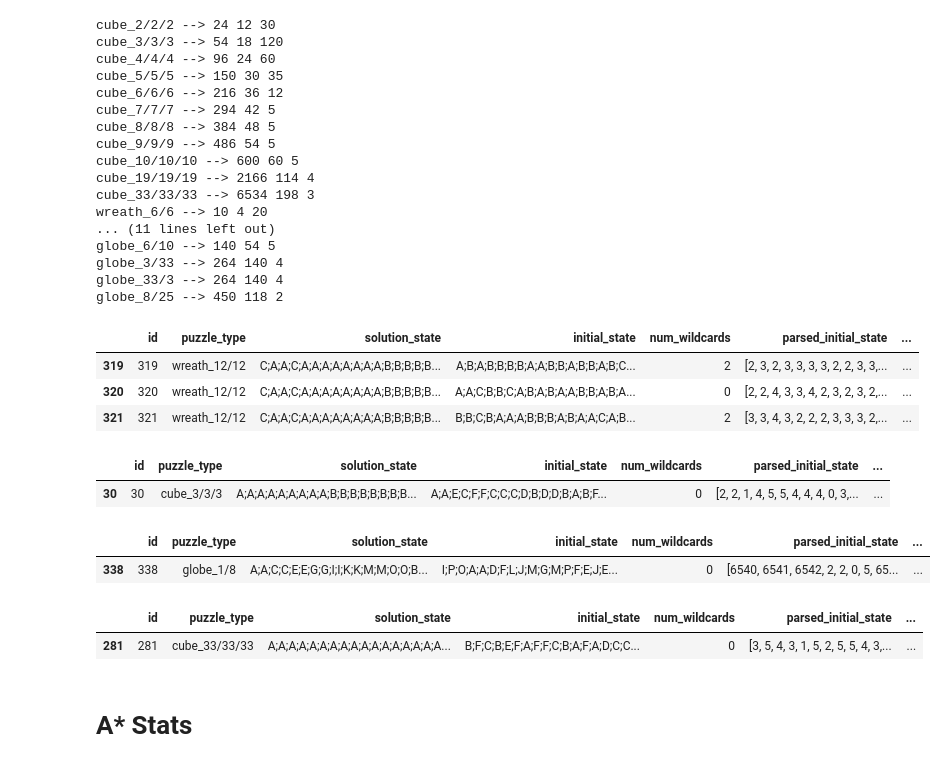
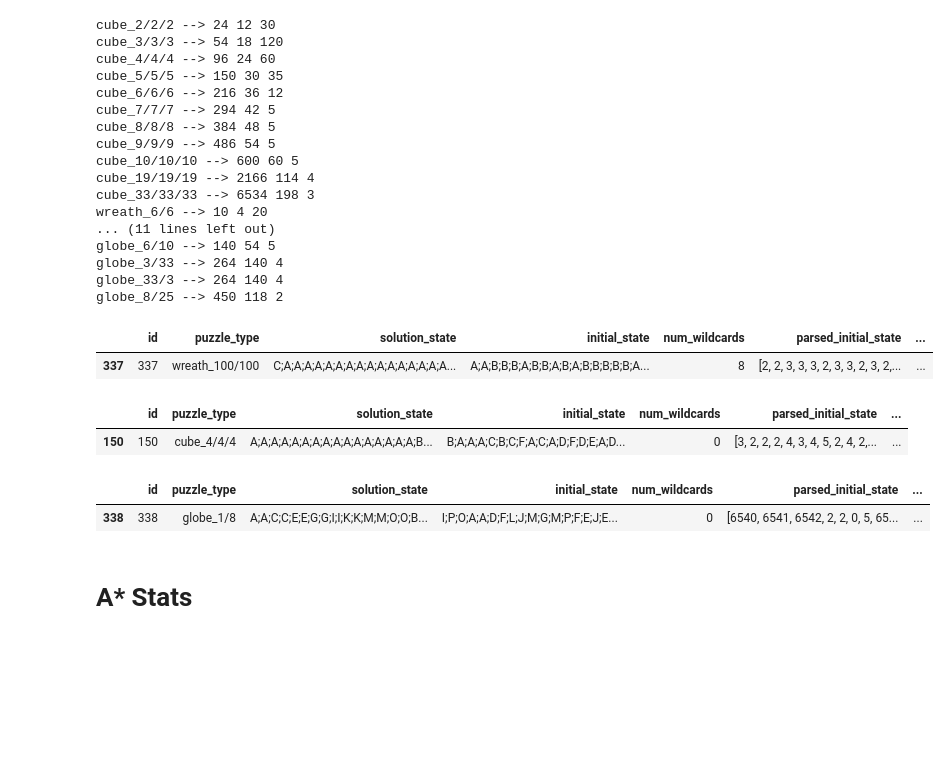
Before and after one commit to timothygao8710/Polytope-Permutation-Puzzle, a Jupyter notebook: Stats.ipynb, the cells around one changed output. Drawn from its saved outputs; the diff is of its cells as text; code cells hidden in the pictures; blank space fills up the shorter version.

```diff
--- a/Stats.ipynb
+++ b/Stats.ipynb
@@ -219,15 +219,17 @@ globe_3/33 --> 264 140 4
 globe_33/3 --> 264 140 4
 globe_8/25 --> 450 118 2
 # %%
-puzzles_df[puzzles_df['puzzle_type'] == 'wreath_12/12'].head(3)
+puzzles_df[puzzles_df['puzzle_type'] == 'wreath_100/100'].head(3)
-# %% [output]
-|  | id | puzzle_type | solution_state | initial_state | num_wildcards | parsed_initial_state | ... |
-| 319 | 319 | wreath_12/12 | C;A;A;C;A;A;A;A;A;A;A;A;B;B;B;B;B... | A;B;A;B;B;B;B;A;A;B;B;A;B;B;A;B;C... | 2 | [2, 3, 2, 3, 3, 3, 3, 2, 2, 3, 3,... | ... |
-| 320 | 320 | wreath_12/12 | C;A;A;C;A;A;A;A;A;A;A;A;B;B;B;B;B... | A;A;C;B;B;C;A;B;A;B;A;A;B;B;A;B;A... | 0 | [2, 2, 4, 3, 3, 4, 2, 3, 2, 3, 2,... | ... |
-| 321 | 321 | wreath_12/12 | C;A;A;C;A;A;A;A;A;A;A;A;B;B;B;B;B... | B;B;C;B;A;A;A;B;B;B;A;B;A;A;C;A;B... | 2 | [3, 3, 4, 3, 2, 2, 2, 3, 3, 3, 2,... | ... |
-# %%
-puzzles_df[puzzles_df['puzzle_type'] == 'cube_3/3/3'].head(1)
-# %% [output]
-|  | id | puzzle_type | solution_state | initial_state | num_wildcards | parsed_initial_state | ... |
-| 30 | 30 | cube_3/3/3 | A;A;A;A;A;A;A;A;A;B;B;B;B;B;B;B;B... | A;A;E;C;F;F;C;C;C;D;B;D;D;B;A;B;F... | 0 | [2, 2, 1, 4, 5, 5, 4, 4, 4, 0, 3,... | ... |
+# %%
+#Can't do yet
+puzzles_df[puzzles_df['puzzle_type'] == 'wreath_100/100'].head(3)
+# %% [output]
+|  | id | puzzle_type | solution_state | initial_state | num_wildcards | parsed_initial_state | ... |
+| 337 | 337 | wreath_100/100 | C;A;A;A;A;A;A;A;A;A;A;A;A;A;A;A;A... | A;A;B;B;B;A;B;B;A;B;A;B;B;B;B;B;A... | 8 | [2, 2, 3, 3, 3, 2, 3, 3, 2, 3, 2,... | ... |
+# %%
+#Can't do yet
+puzzles_df[puzzles_df['puzzle_type'] == 'cube_4/4/4'].head(1)
+# %% [output]
+|  | id | puzzle_type | solution_state | initial_state | num_wildcards | parsed_initial_state | ... |
+| 150 | 150 | cube_4/4/4 | A;A;A;A;A;A;A;A;A;A;A;A;A;A;A;A;B... | B;A;A;A;C;B;C;F;A;C;A;D;F;D;E;A;D... | 0 | [3, 2, 2, 2, 4, 3, 4, 5, 2, 4, 2,... | ... |
 # %%
@@ -235,11 +238,6 @@ puzzles_df[puzzles_df['puzzle_type'] == 'globe_1/8'].head(1)
 # %% [output]
 |  | id | puzzle_type | solution_state | initial_state | num_wildcards | parsed_initial_state | ... |
 | 338 | 338 | globe_1/8 | A;A;C;C;E;E;G;G;I;I;K;K;M;M;O;O;B... | I;P;O;A;A;D;F;L;J;M;G;M;P;F;E;J;E... | 0 | [6540, 6541, 6542, 2, 2, 0, 5, 65... | ... |
-# %%
-puzzles_df[puzzles_df['puzzle_type'] == 'cube_33/33/33'].head(1)
-# %% [output]
-|  | id | puzzle_type | solution_state | initial_state | num_wildcards | parsed_initial_state | ... |
-| 281 | 281 | cube_33/33/33 | A;A;A;A;A;A;A;A;A;A;A;A;A;A;A;A;A... | B;F;C;B;E;F;A;F;F;C;B;A;F;A;D;C;C... | 0 | [3, 5, 4, 3, 1, 5, 2, 5, 5, 4, 3,... | ... |
 # %% [markdown]
 # A* Stats
 # %%
```
Also changed, not shown: parts of 1 cell of this notebook.
